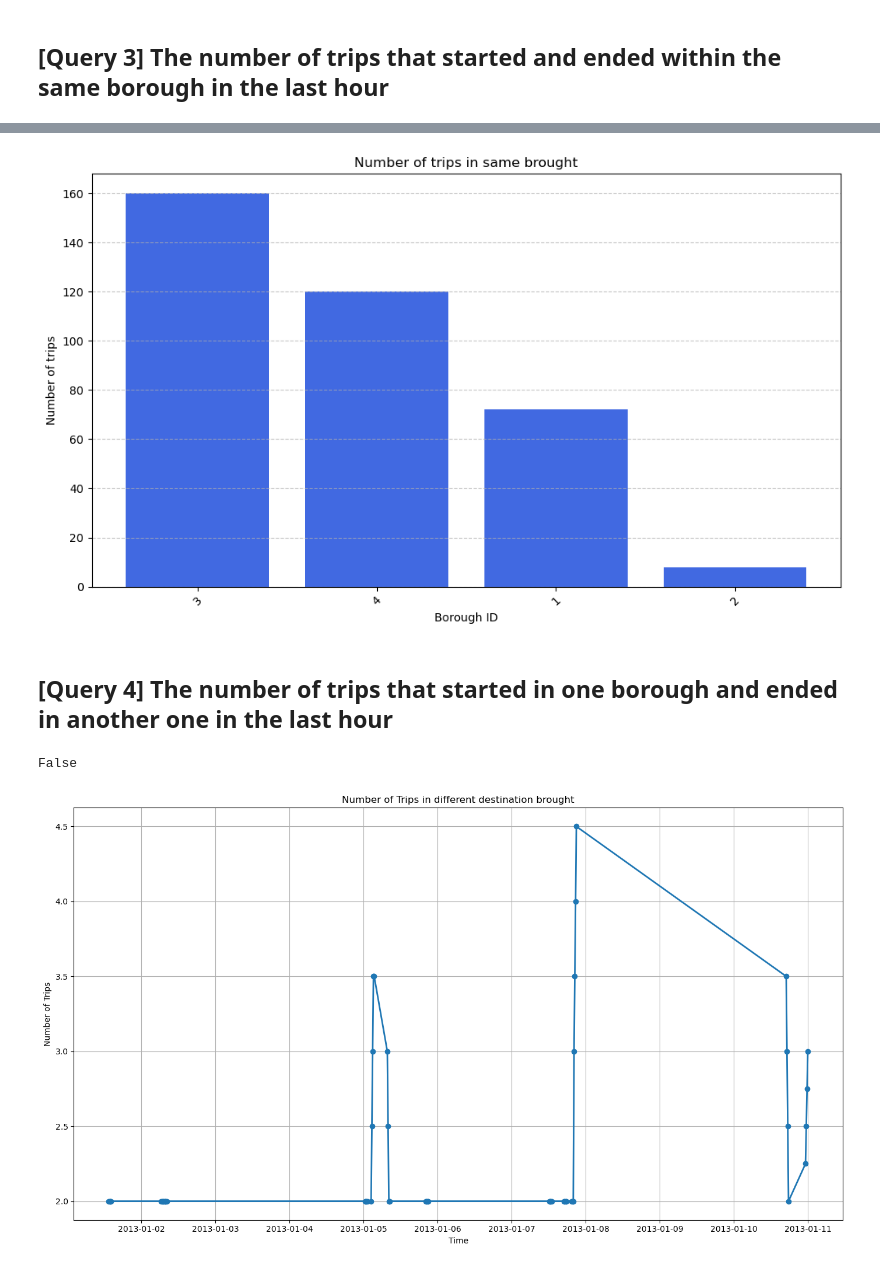
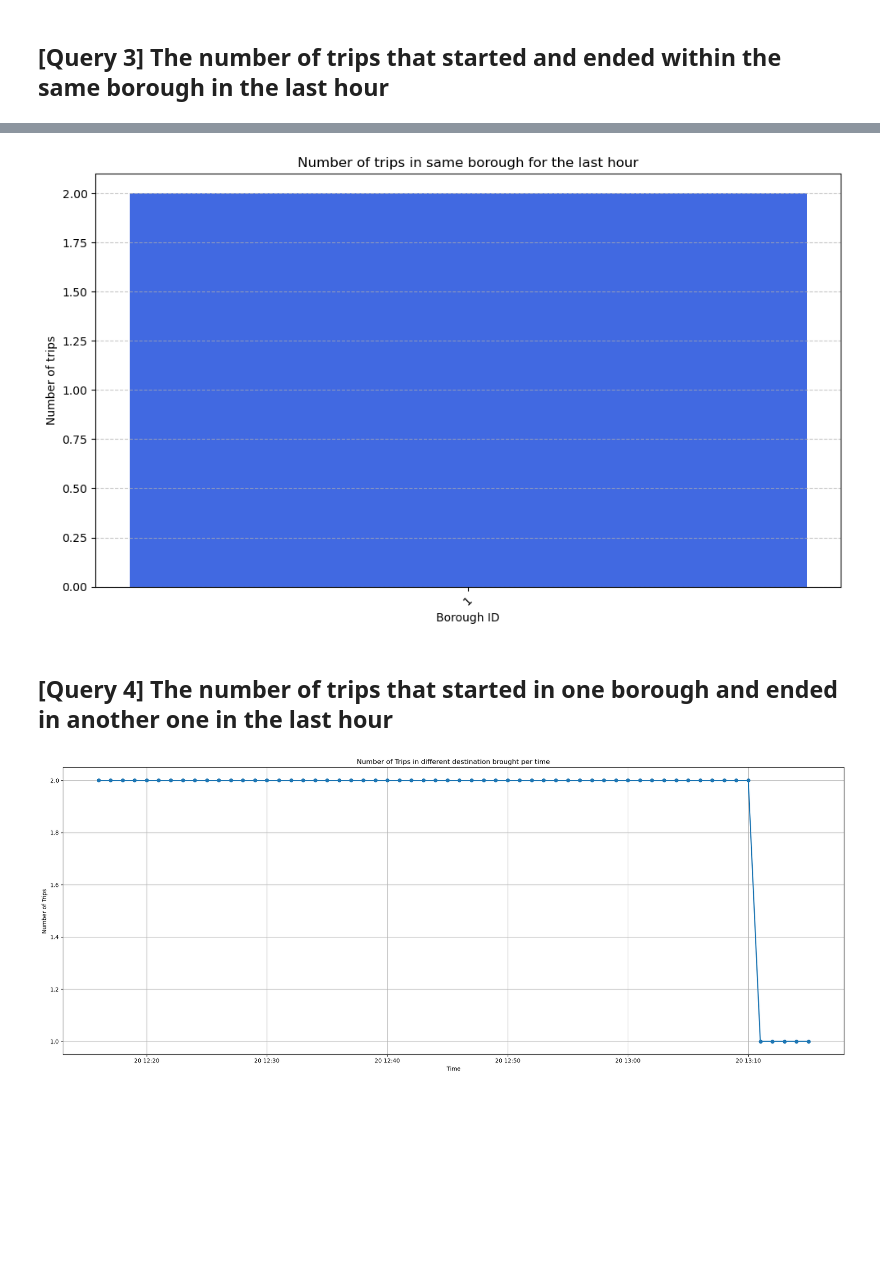
Before and after one commit to thomasabrina/Big-Data-Management-Projects, a Jupyter notebook: Analyzing New York City Taxi Data with Spark Structured Streaming/mnt/Project.ipynb, the cells around one changed output, grey strips where cells are left out. Drawn from its saved outputs; the diff is of its cells as text; code cells hidden in the pictures; blank space fills up the shorter version.

```diff
--- a/Analyzing New York City Taxi Data with Spark Structured Streaming/mnt/Project.ipynb
+++ b/Analyzing New York City Taxi Data with Spark Structured Streaming/mnt/Project.ipynb
@@ -118 +116,4 @@ for query in queries:
+# %%
+def read_delta_table(path):
+    return spark.read.format("delta").load(path);
 # %%
@@ -318,54 +270,29 @@ query = trips_per_borough_per_hour.writeStream \
     .option("mergeSchema", "true") \
     .start()
 # %%
-import pandas as pd
-import matplotlib.pyplot as plt
-import numpy as np
+df_same_fares = read_delta_table(f"{output_path}/{same_borough_table}")
 
+# Get max timestamp
+max_timestamp = df_same_fares.agg(F.max("window.end")).collect()[0][0]
+# Filter data for the last hour from dataset end
+last_hour_data = df_same_fares.filter(F.col("window.end") > F.expr(f"timestamp('{max_timestamp}') - interval 1 hour"))
+# Convert to Pandas for plotting
+last_hour_pd = last_hour_data.select("drop_off_location", "number_of_trips").toPandas()
 
-def read_delta_table(path):
-    return spark.read.format("delta").load(path).toPandas()
-
-pd_fares = read_delta_table(f"{output_path}/{table}")
-
-pd_fares['window_start'] = pd_fares['window'].apply(lambda x: pd.to_datetime(x[0]))
-pd_fares['window_end'] = pd_fares['window'].apply(lambda x: pd.to_datetime(x[1]))
-pd_fares.dropna(subset=['number_of_trips'], inplace=True)
-
-# Calculate the overall average time to the next fare per borough
-brought_same_number = pd_fares.groupby('drop_off_location').agg({'number_of_trips': 'sum'}).reset_index()
-brought_same_number.sort_values(by='number_of_trips', ascending=False, inplace=True)
-
+# Plotting the number of trips for the last hour
 plt.figure(figsize=(10, 6))
-plt.bar(brought_same_number['drop_off_location'].astype(str), brought_same_number['number_of_trips'], color='royalblue')
+plt.bar(last_hour_pd['drop_off_location'].astype(str), last_hour_pd['number_of_trips'], color='royalblue')
 
 plt.xlabel('Borough ID')
 plt.ylabel('Number of trips')
-plt.title('Number of trips in same brought')
+plt.title('Number of trips in same borough for the last hour')
 plt.xticks(rotation=45)  # Rotate the labels for better readability
 plt.grid(axis='y', linestyle='--', alpha=0.7)  # Add horizontal grid lines for better alignment
 
 plt.tight_layout()
 plt.show()
 # %% [output]
-[figure, old version]
+[figure, new version]
 # %% [markdown]
 ## [Query 4] The number of trips that started in one borough and ended in another one in the last hour
-# %%
-brokers = os.getenv('KAFKA_ADVERTISED_LISTENERS')
-protocol = os.getenv('KAFKA_LISTENER_SECURITY_PROTOCOL_MAP')
-
-lines_4 = (spark.readStream
-    .format("kafka")
-    .option("kafka.bootstrap.servers", brokers)
-    .option("kafka.security.protocol", protocol)
-    .option("subscribe", "stock")
-    .option("startingOffsets", "earliest")
-    .option("maxOffsetsPerTrigger", 100)
-    .load()
-)
-df_4 = lines_4.select(F.from_json(lines_4.value.cast("string"), schema).alias("data")).select("data.*")
-df_4.writeStream.format("console").start().awaitTermination(5)
-# %% [output]
-False
 # %%
@@ -396,35 +321,29 @@ query = trips_per_borough_per_hour.writeStream \
     .option("mergeSchema", "true") \
     .start()
 # %%
-import pandas as pd
-import matplotlib.pyplot as plt
-from delta.tables import *
+df_diff_fares = read_delta_table(f"{output_path}/{different_borough_table}")
 
-# Load the data from the Delta table
-def read_delta_table(path):
-    return spark.read.format("delta").load(path).toPandas()
+# Get max timestamp
+diff_max_timestamp = df_diff_fares.agg(F.max("window.end")).collect()[0][0]
 
-# Extract the window start time and convert it to a datetime format
-pd_fares['window_start'] = pd_fares['window'].apply(lambda x: x['start'])
-pd_fares['window_start'] = pd.to_datetime(pd_fares['window_start'])
+# Filter data for the last hour from dataset end
+diff_last_hour_data = df_diff_fares.filter(F.col("window.end") > F.expr(f"timestamp('{diff_max_timestamp}') - interval 1 hour")).sort("window.end");
 
-# Group by window start time and sum the number of trips
-total_trips_per_time = pd_fares.groupby('window_start')['number_of_trips'].sum().reset_index()
+diff_last_hour_pd = last_hour_data.select("window", "number_of_trips").toPandas()
+diff_last_hour_pd['window_end'] = diff_last_hour_pd['window'].apply(lambda x: x['end'])
+diff_last_hour_pd = diff_last_hour_pd.sort_values('window_end')
 
-# Apply a rolling average to smooth the line
-rolling_window_size = 4  # Adjust the window size as needed
-total_trips_per_time['smoothed_trips'] = total_trips_per_time['number_of_trips'].rolling(window=rolling_window_size, min_periods=1).mean()
 
 # Plot the number of trips per hour as a smoothed line chart
-plt.figure(figsize=(14, 8))
-plt.plot(total_trips_per_time['window_start'], total_trips_per_time['smoothed_trips'], marker='o', linestyle='-', linewidth=2)
+plt.figure(figsize=(20, 8))
+plt.plot(diff_last_hour_pd['window_end'], diff_last_hour_pd['number_of_trips'], marker='o', linestyle='-', linewidth=2)
 
 plt.xlabel('Time')
 plt.ylabel('Number of Trips')
-plt.title('Number of Trips in different destination brought')
+plt.title('Number of Trips in different destination brought per time')
 plt.grid(True)
 plt.tight_layout()
 
 plt.show()
 # %% [output]
-[figure, old version]
+[figure, new version]
```
Also changed, not shown: parts of 11 cells of this notebook, 1 other file.
